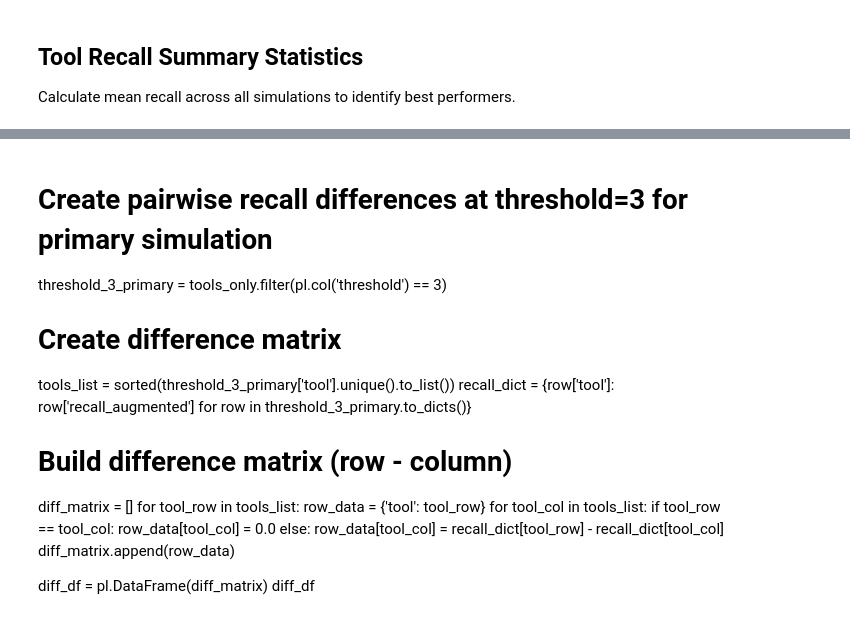
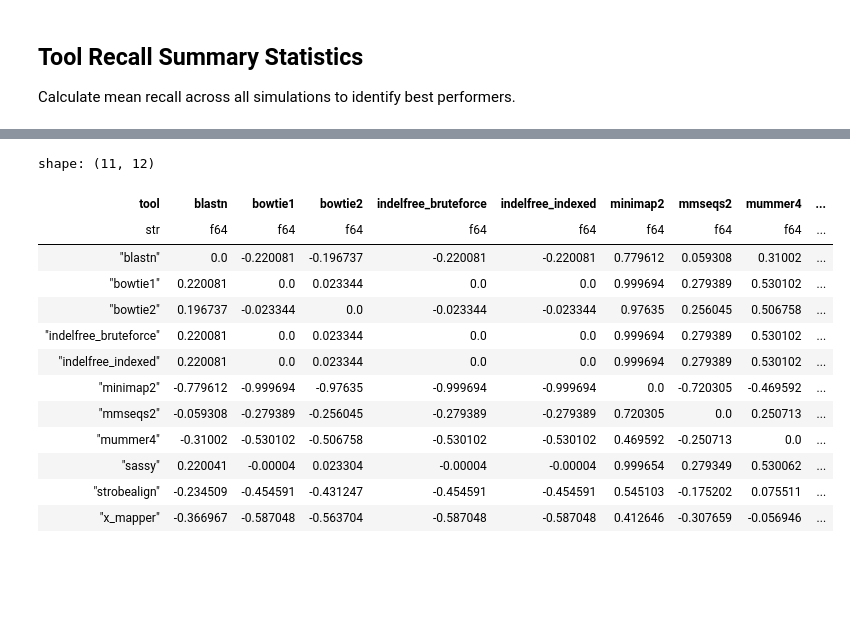
Before and after one commit to rickbeeloo/spacer_matching_bench, a Jupyter notebook: notebooks/Performance_simulated.ipynb, the cells around one changed output, grey strips where cells are left out. Cells and saved outputs as stored; diff of their text form; code cells hidden in the pictures; blank space fills up the shorter version.

```diff
--- a/notebooks/Performance_simulated.ipynb
+++ b/notebooks/Performance_simulated.ipynb
@@ -468,25 +944,40 @@ points = base_chart.mark_point(filled=True, size=100).encode(
 [interactive output not drawn]
-# %% [markdown]
-# Create pairwise recall differences at threshold=3 for primary simulation
-threshold_3_primary = tools_only.filter(pl.col('threshold') == 3)
-
-# Create difference matrix
-tools_list = sorted(threshold_3_primary['tool'].unique().to_list())
-recall_dict = {row['tool']: row['recall_augmented'] for row in threshold_3_primary.to_dicts()}
-
-# Build difference matrix (row - column)
-diff_matrix = []
-for tool_row in tools_list:
-    row_data = {'tool': tool_row}
-    for tool_col in tools_list:
-        if tool_row == tool_col:
-            row_data[tool_col] = 0.0
-        else:
-            row_data[tool_col] = recall_dict[tool_row] - recall_dict[tool_col]
-    diff_matrix.append(row_data)
-
-diff_df = pl.DataFrame(diff_matrix)
-diff_df
+# %%
+# Create pairwise recall differences at threshold=3 for primary simulation
+threshold_3_primary = tools_only.filter(pl.col('threshold') == 3)
+
+# Create difference matrix
+tools_list = sorted(threshold_3_primary['tool'].unique().to_list())
+recall_dict = {row['tool']: row['recall_augmented'] for row in threshold_3_primary.to_dicts()}
+
+# Build difference matrix (row - column)
+diff_matrix = []
+for tool_row in tools_list:
+    row_data = {'tool': tool_row}
+    for tool_col in tools_list:
+        if tool_row == tool_col:
+            row_data[tool_col] = 0.0
+        else:
+            row_data[tool_col] = recall_dict[tool_row] - recall_dict[tool_col]
+    diff_matrix.append(row_data)
+
+diff_df = pl.DataFrame(diff_matrix)
+diff_df
+# %% [output]
+shape: (11, 12)
+| tool | blastn | bowtie1 | bowtie2 | indelfree_bruteforce | indelfree_indexed | minimap2 | mmseqs2 | mummer4 | ... |
+| str | f64 | f64 | f64 | f64 | f64 | f64 | f64 | f64 | ... |
+| "blastn" | 0.0 | -0.220081 | -0.196737 | -0.220081 | -0.220081 | 0.779612 | 0.059308 | 0.31002 | ... |
+| "bowtie1" | 0.220081 | 0.0 | 0.023344 | 0.0 | 0.0 | 0.999694 | 0.279389 | 0.530102 | ... |
+| "bowtie2" | 0.196737 | -0.023344 | 0.0 | -0.023344 | -0.023344 | 0.97635 | 0.256045 | 0.506758 | ... |
+| "indelfree_bruteforce" | 0.220081 | 0.0 | 0.023344 | 0.0 | 0.0 | 0.999694 | 0.279389 | 0.530102 | ... |
+| "indelfree_indexed" | 0.220081 | 0.0 | 0.023344 | 0.0 | 0.0 | 0.999694 | 0.279389 | 0.530102 | ... |
+| "minimap2" | -0.779612 | -0.999694 | -0.97635 | -0.999694 | -0.999694 | 0.0 | -0.720305 | -0.469592 | ... |
+| "mmseqs2" | -0.059308 | -0.279389 | -0.256045 | -0.279389 | -0.279389 | 0.720305 | 0.0 | 0.250713 | ... |
+| "mummer4" | -0.31002 | -0.530102 | -0.506758 | -0.530102 | -0.530102 | 0.469592 | -0.250713 | 0.0 | ... |
+| "sassy" | 0.220041 | -0.00004 | 0.023304 | -0.00004 | -0.00004 | 0.999654 | 0.279349 | 0.530062 | ... |
+| "strobealign" | -0.234509 | -0.454591 | -0.431247 | -0.454591 | -0.454591 | 0.545103 | -0.175202 | 0.075511 | ... |
+| "x_mapper" | -0.366967 | -0.587048 | -0.563704 | -0.587048 | -0.587048 | 0.412646 | -0.307659 | -0.056946 | ... |
 # %%
 # Visualize recall difference matrix
 # Melt for heatmap
```
Also changed, not shown: parts of 21 cells of this notebook, 23 other files.
